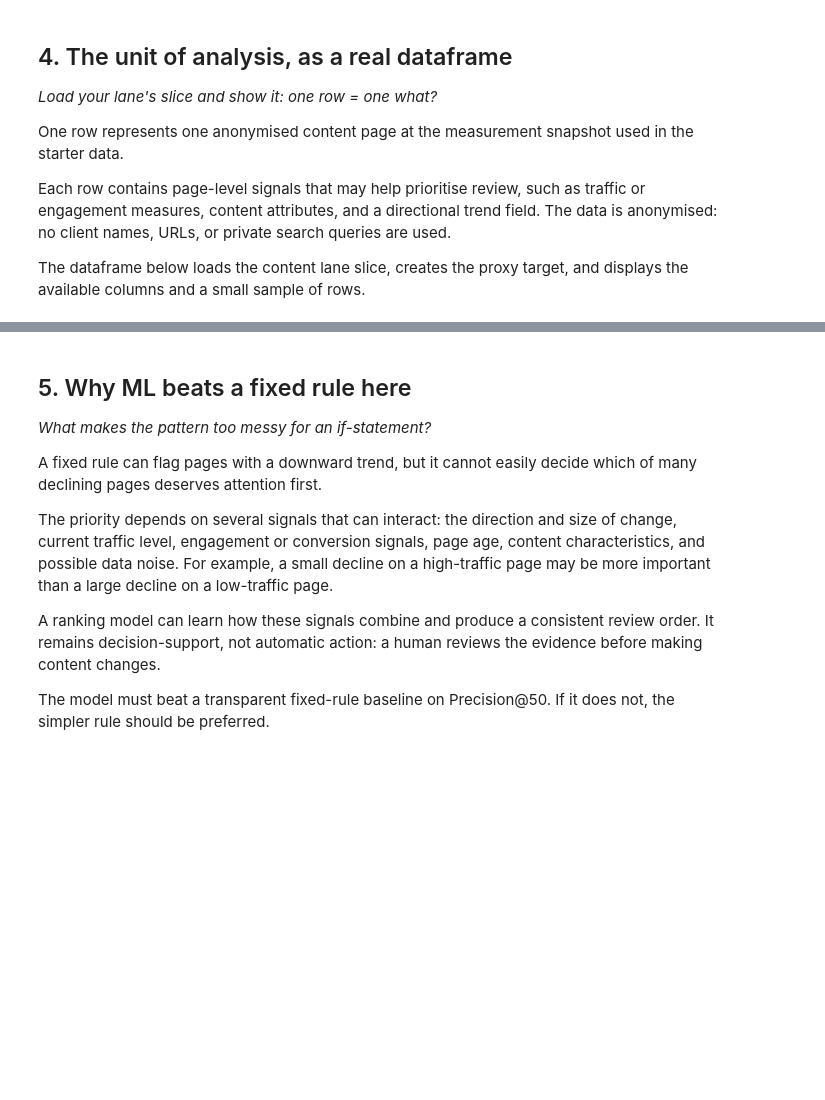
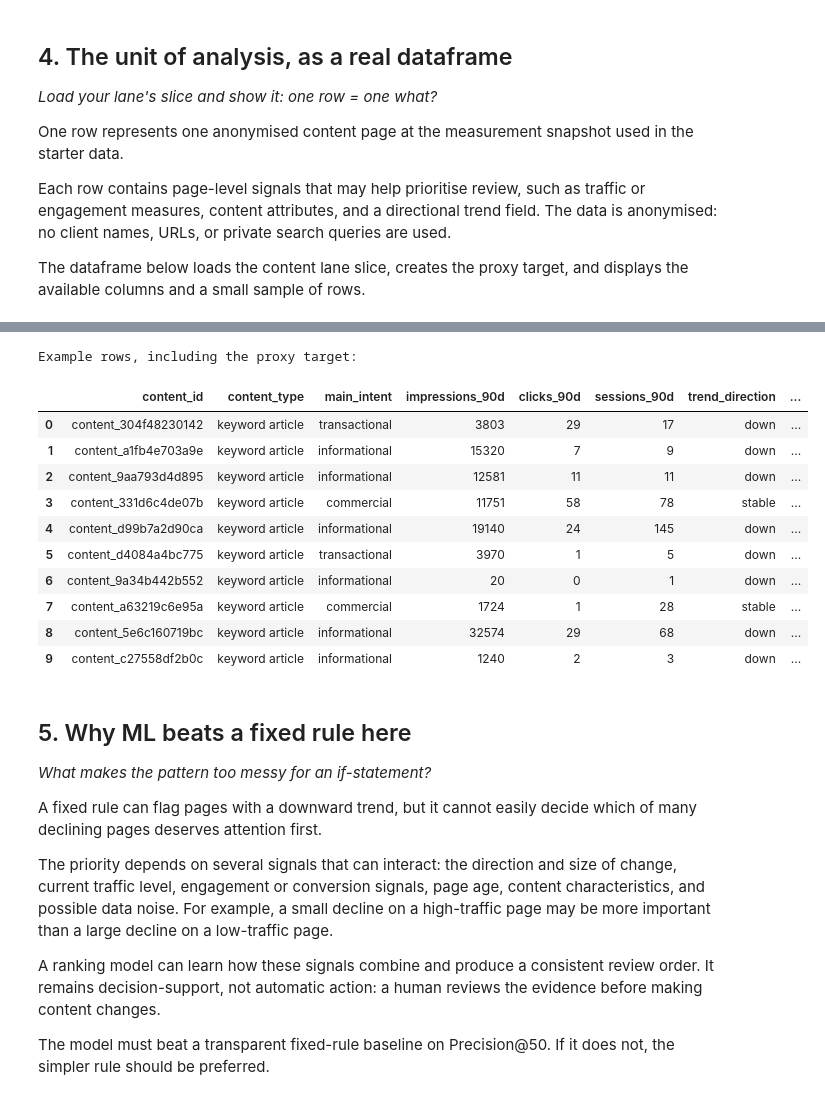
Before and after one commit to h0pi/flyrank-ml-intenrship, a Jupyter notebook: work/notebooks/w02_ml_task_framing.ipynb, the cells around one changed output, grey strips where cells are left out. Saved outputs shown, nothing was run; the diff lists cells and outputs as text; code cells hidden in the pictures; blank space fills up the shorter version.

```diff
--- a/work/notebooks/w02_ml_task_framing.ipynb
+++ b/work/notebooks/w02_ml_task_framing.ipynb
@@ -72,40 +72,13 @@ The dataframe below loads the content lane slice, creates the proxy target, and
 from pathlib import Path
 import pandas as pd
 
-# Pronađi CSV fajlove samo u repozitoriju, ne u sistemskim folderima
-repo_root = Path.cwd()
-
-csv_files = [
-    p for p in repo_root.rglob("*.csv")
-    if "usr/local" not in str(p)
-    and "site-packages" not in str(p)
-    and "usr/share" not in str(p)
-]
-
-print("CSV files found in the repository:")
-for path in csv_files:
-    print("-", path)
-
-# Odaberi fajl koji sadrži trend_direction
-DATA_PATH = None
-
-for path in csv_files:
-    try:
-        preview = pd.read_csv(path, nrows=5)
-        if "trend_direction" in preview.columns:
-            DATA_PATH = path
-            break
-    except Exception:
-        pass
-
-if DATA_PATH is None:
-    raise FileNotFoundError(
-        "Nisam pronašao CSV koji sadrži kolonu 'trend_direction'. "
-        "Provjeri da li je starter data učitan u repo."
-    )
+DATA_PATH = Path("data/raw/content_refresh_anonymized.csv")
 
 df = pd.read_csv(DATA_PATH)
 
+# Defined proxy target:
+# 1 = the observed directional trend is down
+# 0 = stable or up
 df["is_declining_proxy"] = (
     df["trend_direction"]
     .astype(str)
@@ -115,19 +88,40 @@ df["is_declining_proxy"] = (
     .astype(int)
 )
 
-print(f"\nLoaded: {DATA_PATH}")
+print(f"Loaded: {DATA_PATH}")
 print(f"Rows: {len(df):,}")
 print(f"Columns: {len(df.columns)}")
-print("\nColumns:")
-print(df.columns.tolist())
+print("Unit of analysis: one row = one anonymised content page.")
+print("\nTrend-direction distribution:")
+display(
+    df["trend_direction"]
+    .value_counts(dropna=False)
+    .rename_axis("trend_direction")
+    .reset_index(name="page_count")
+)
 
-display(df.head(10))
-
-print("\nProxy target distribution:")
+print("\nProxy-target distribution:")
 display(
     df["is_declining_proxy"]
     .value_counts(dropna=False)
     .rename_axis("is_declining_proxy")
     .reset_index(name="page_count")
 )
+
+print("\nExample rows, including the proxy target:")
+display(
+    df[
+        [
+            "content_id",
+            "content_type",
+            "main_intent",
+            "impressions_90d",
+            "clicks_90d",
+            "sessions_90d",
+            "trend_direction",
+            "trend_pct",
+            "is_declining_proxy",
+        ]
+    ].head(10)
+)
 # %% [output]
@@ -140,3 +144,15 @@ FileNotFoundError: Nisam pronašao CSV koji sadrži kolonu 'trend_direction'. Pr
+Example rows, including the proxy target:
+|  | content_id | content_type | main_intent | impressions_90d | clicks_90d | sessions_90d | trend_direction | ... |
+| 0 | content_304f48230142 | keyword article | transactional | 3803 | 29 | 17 | down | ... |
+| 1 | content_a1fb4e703a9e | keyword article | informational | 15320 | 7 | 9 | down | ... |
+| 2 | content_9aa793d4d895 | keyword article | informational | 12581 | 11 | 11 | down | ... |
+| 3 | content_331d6c4de07b | keyword article | commercial | 11751 | 58 | 78 | stable | ... |
+| 4 | content_d99b7a2d90ca | keyword article | informational | 19140 | 24 | 145 | down | ... |
+| 5 | content_d4084a4bc775 | keyword article | transactional | 3970 | 1 | 5 | down | ... |
+| 6 | content_9a34b442b552 | keyword article | informational | 20 | 0 | 1 | down | ... |
+| 7 | content_a63219c6e95a | keyword article | commercial | 1724 | 1 | 28 | stable | ... |
+| 8 | content_5e6c160719bc | keyword article | informational | 32574 | 29 | 68 | down | ... |
+| 9 | content_c27558df2b0c | keyword article | informational | 1240 | 2 | 3 | down | ... |
 # %% [markdown]
 ## 5. Why ML beats a fixed rule here
 
```
Also changed, not shown: parts of 2 cells of this notebook.
